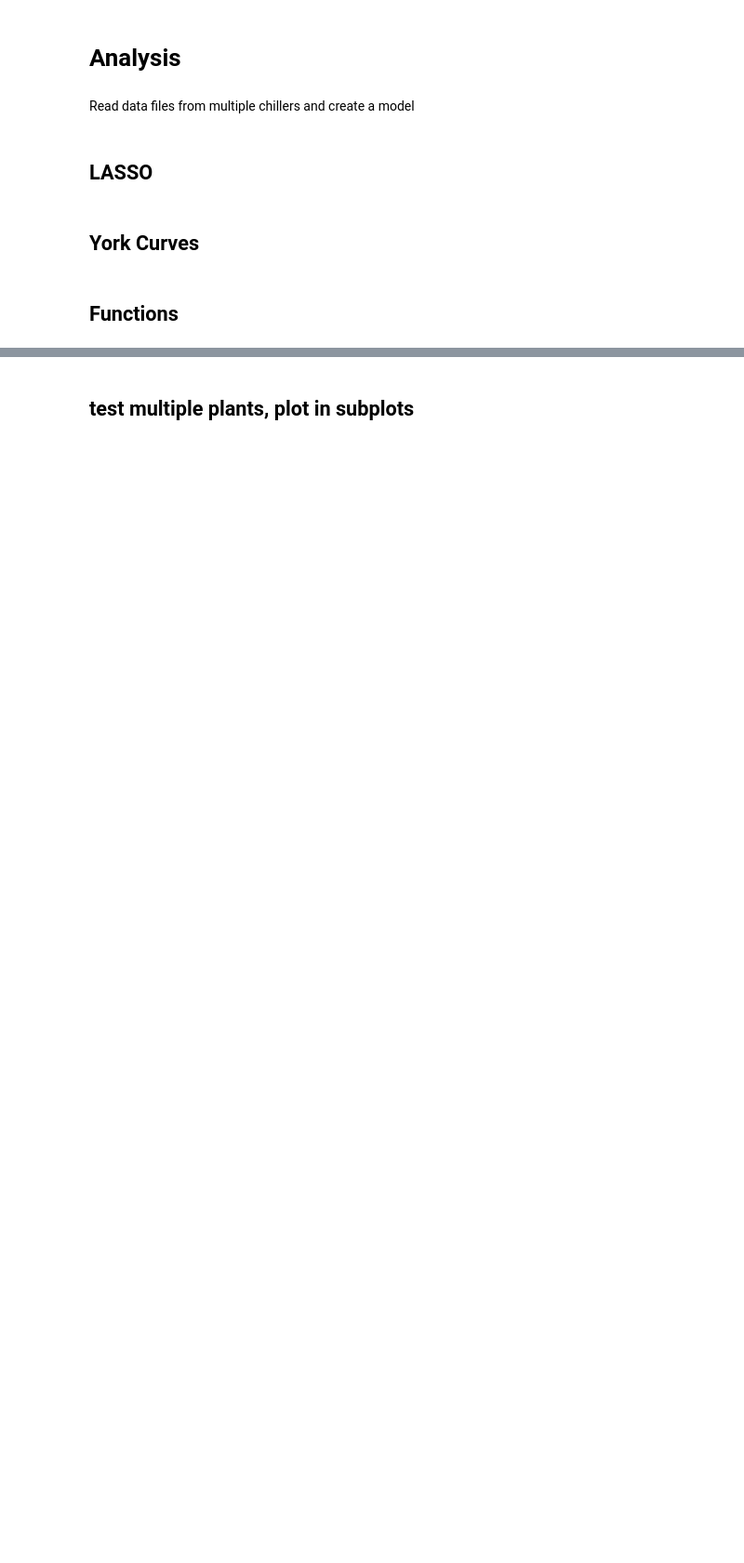
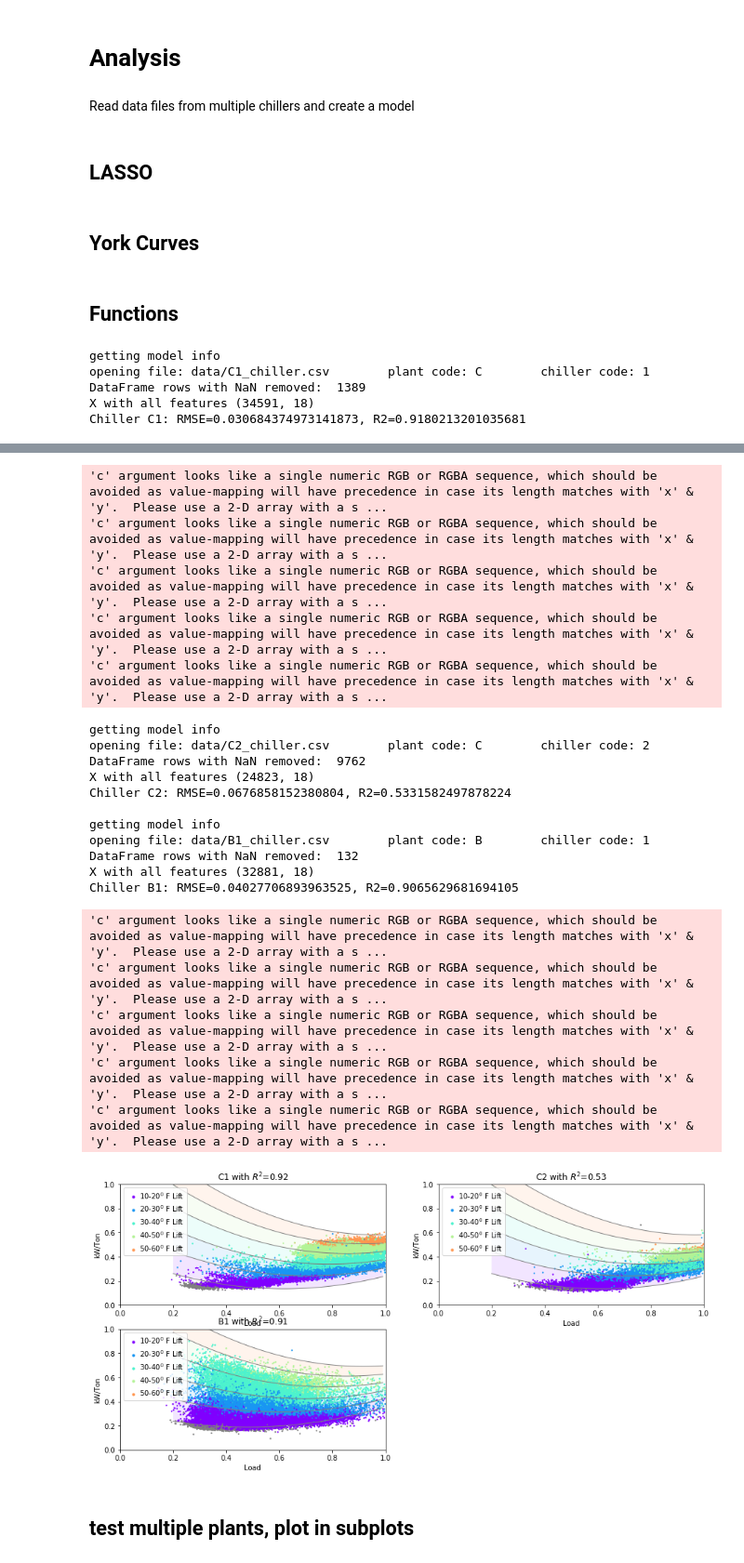
Before and after one commit to Stitchmaker/Metis_Bootcamp, a Jupyter notebook: Kojak_Project/Kojak_LinearRegression_SelectPlants.ipynb, the cells around one changed output, grey strips where cells are left out. Shown at 93% size. Saved outputs shown, nothing was run; the diff lists cells and outputs as text; code cells hidden in the pictures; blank space fills up the shorter version.

```diff
--- a/Kojak_Project/Kojak_LinearRegression_SelectPlants.ipynb
+++ b/Kojak_Project/Kojak_LinearRegression_SelectPlants.ipynb
@@ -601,3 +654,11 @@ def plot_all_curves(ChList,feat,model,savefile=''):
         fig.savefig(savefile)
 
     plt.show()
+# %%
+plot_all_curves(['C1','C2','B1'],feat,lr,savefile)
+# %% [output]
+getting model info
+opening file: data/C1_chiller.csv        plant code: C        chiller code: 1
+DataFrame rows with NaN removed:  1389
+X with all features (34591, 18)
+Chiller C1: RMSE=0.030684374973141873, R2=0.9180213201035681
@@ -604,3 +670,25 @@ def plot_all_curves(ChList,feat,model,savefile=''):
+'c' argument looks like a single numeric RGB or RGBA sequence, which should be avoided as value-mapping will have precedence in case its length matches with 'x' & 'y'.  Please use a 2-D array with a s ...
+'c' argument looks like a single numeric RGB or RGBA sequence, which should be avoided as value-mapping will have precedence in case its length matches with 'x' & 'y'.  Please use a 2-D array with a s ...
+'c' argument looks like a single numeric RGB or RGBA sequence, which should be avoided as value-mapping will have precedence in case its length matches with 'x' & 'y'.  Please use a 2-D array with a s ...
+'c' argument looks like a single numeric RGB or RGBA sequence, which should be avoided as value-mapping will have precedence in case its length matches with 'x' & 'y'.  Please use a 2-D array with a s ...
+'c' argument looks like a single numeric RGB or RGBA sequence, which should be avoided as value-mapping will have precedence in case its length matches with 'x' & 'y'.  Please use a 2-D array with a s ...
+getting model info
+opening file: data/C2_chiller.csv        plant code: C        chiller code: 2
+DataFrame rows with NaN removed:  9762
+X with all features (24823, 18)
+Chiller C2: RMSE=0.0676858152380804, R2=0.5331582497878224
+
+getting model info
+opening file: data/B1_chiller.csv        plant code: B        chiller code: 1
+DataFrame rows with NaN removed:  132
+X with all features (32881, 18)
+Chiller B1: RMSE=0.04027706893963525, R2=0.9065629681694105
+'c' argument looks like a single numeric RGB or RGBA sequence, which should be avoided as value-mapping will have precedence in case its length matches with 'x' & 'y'.  Please use a 2-D array with a s ...
+'c' argument looks like a single numeric RGB or RGBA sequence, which should be avoided as value-mapping will have precedence in case its length matches with 'x' & 'y'.  Please use a 2-D array with a s ...
+'c' argument looks like a single numeric RGB or RGBA sequence, which should be avoided as value-mapping will have precedence in case its length matches with 'x' & 'y'.  Please use a 2-D array with a s ...
+'c' argument looks like a single numeric RGB or RGBA sequence, which should be avoided as value-mapping will have precedence in case its length matches with 'x' & 'y'.  Please use a 2-D array with a s ...
+'c' argument looks like a single numeric RGB or RGBA sequence, which should be avoided as value-mapping will have precedence in case its length matches with 'x' & 'y'.  Please use a 2-D array with a s ...
+[figure, added]
 # %% [markdown]
 ## test multiple plants, plot in subplots
 # %%
```
Also changed, not shown: parts of 27 cells of this notebook, 36 other files.
